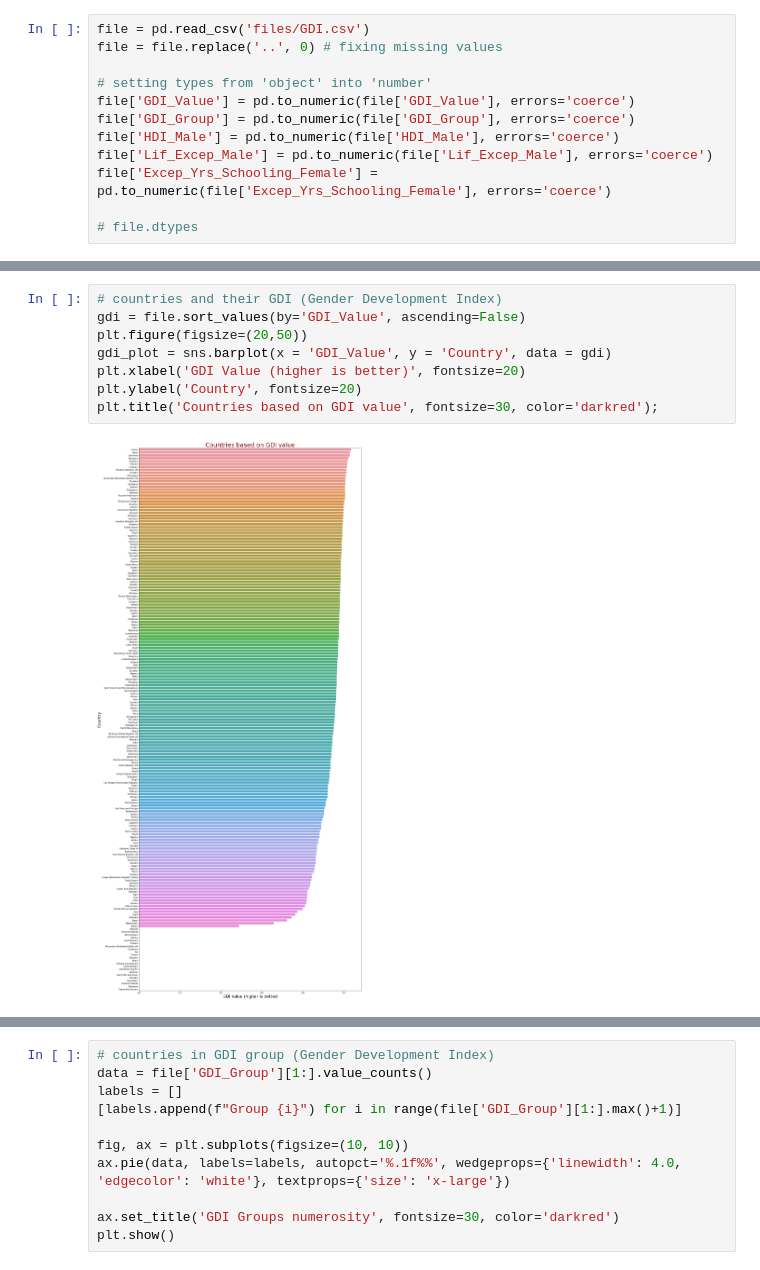
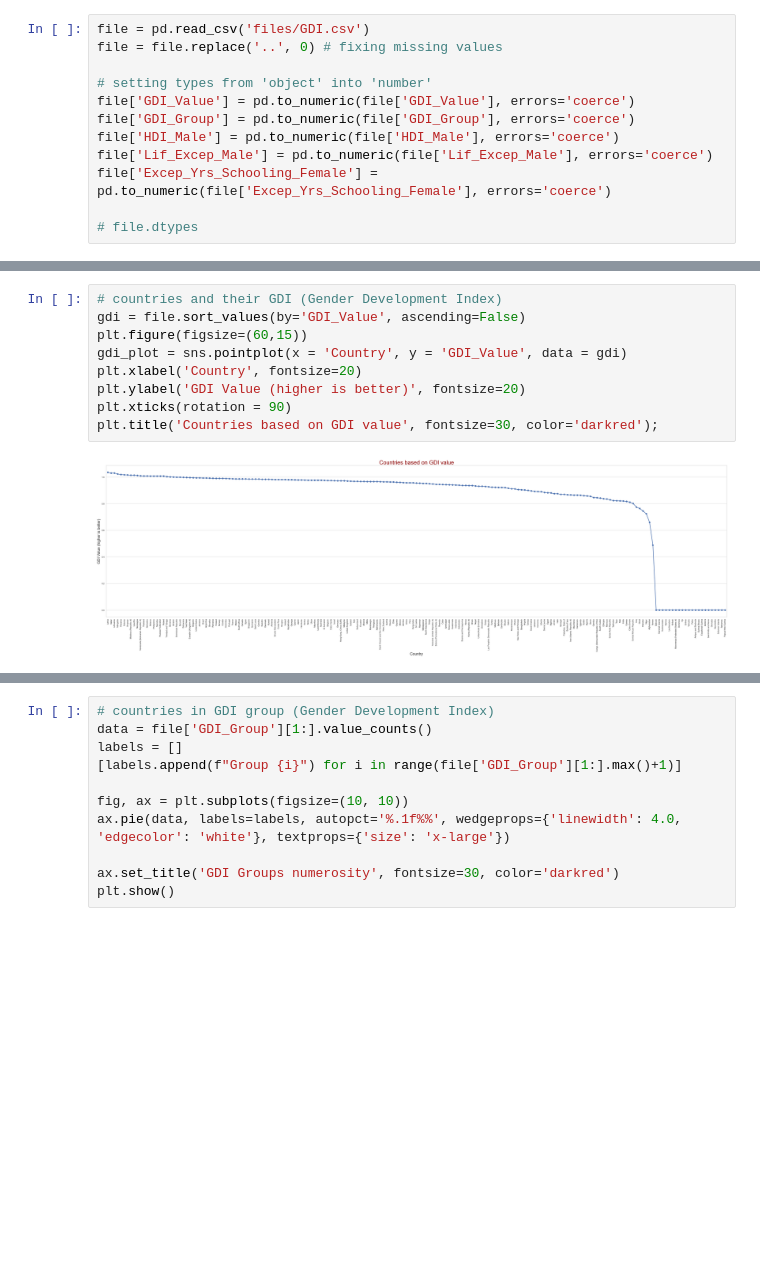
Before and after one commit to jmoravec01/MSW, a Jupyter notebook: MSW_2.ipynb, the cells around one changed output, grey strips where cells are left out. Saved outputs shown, nothing was run; the diff lists cells and outputs as text; blank space fills up the shorter version.

```diff
--- a/MSW_2.ipynb
+++ b/MSW_2.ipynb
@@ -27,13 +27,14 @@ plt.title('Countries based on HDI rank', fontsize=30, color='darkred');
 # %%
 # countries and their GDI (Gender Development Index)
 gdi = file.sort_values(by='GDI_Value', ascending=False)
-plt.figure(figsize=(20,50))
-gdi_plot = sns.barplot(x = 'GDI_Value', y = 'Country', data = gdi)
-plt.xlabel('GDI Value (higher is better)', fontsize=20)
-plt.ylabel('Country', fontsize=20)
+plt.figure(figsize=(60,15))
+gdi_plot = sns.pointplot(x = 'Country', y = 'GDI_Value', data = gdi)
+plt.xlabel('Country', fontsize=20)
+plt.ylabel('GDI Value (higher is better)', fontsize=20)
+plt.xticks(rotation = 90)
 plt.title('Countries based on GDI value', fontsize=30, color='darkred');
 # %% [output]
-[figure, old version]
+[figure, new version]
 # %%
 # male life expectancy
 male_life = file.sort_values(by='Lif_Excep_Male', ascending=True)
```
Also changed, not shown: parts of 3 cells of this notebook.
